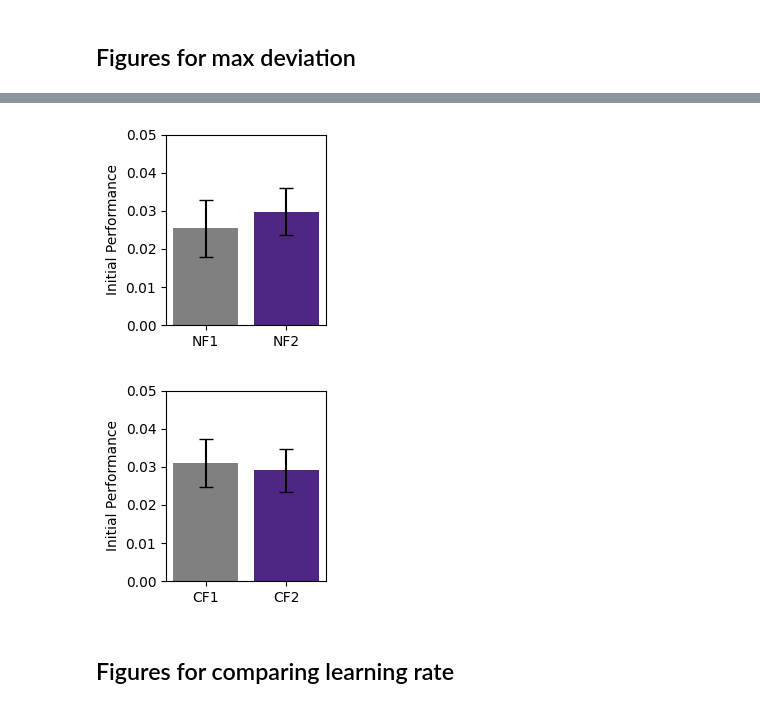
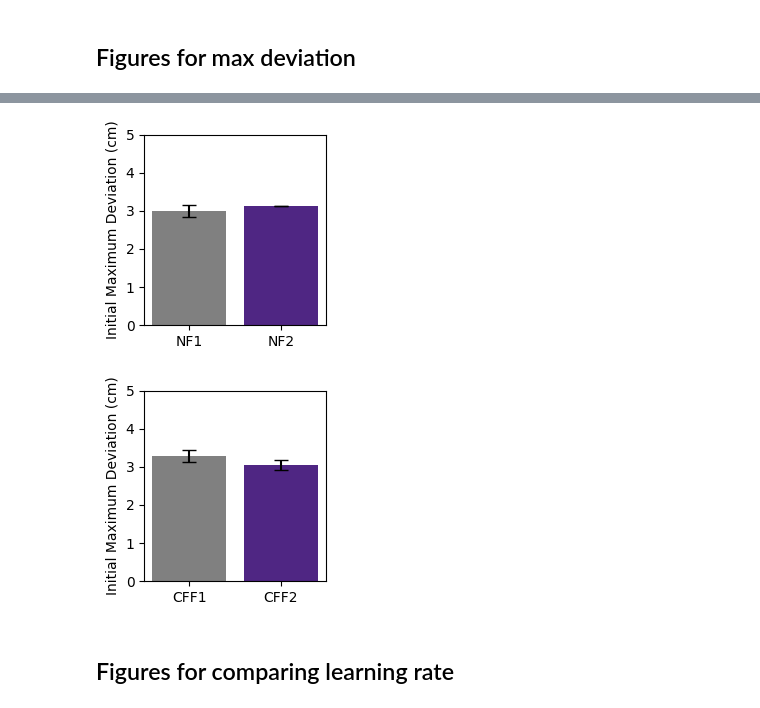
Before and after one commit to shruthisundar123/forceFieldAdaptation, a Jupyter notebook: posterDetails.ipynb, the cells around one changed output, grey strips where cells are left out. Saved outputs shown, nothing was run; the diff lists cells and outputs as text; code cells hidden in the pictures.

```diff
--- a/posterDetails.ipynb
+++ b/posterDetails.ipynb
@@ -160,0 +179,15 @@ printLearningCurves(monoExp, currMaxNF1, currMaxCF1, currMaxNF2, currMaxCF2, sav
+# %%
+import numpy as np
+
+maxNF1 = np.load("postAnalysis/maxNF1.npy")
+maxCF1 = np.load("postAnalysis/maxCF1.npy")
+maxNF2 = np.load("postAnalysis/maxNF2.npy")
+maxCF2 = np.load("postAnalysis/maxCF2.npy")
+
+# convert to cm
+
+for i in range(len(maxNF1[:, 0])):
+    maxNF1[i, :] = (maxNF1[i,:]*100)
+    maxCF1[i, :] = (maxCF1[i,:]*100)
+    maxNF2[i, :] = (maxNF2[i,:]*100)
+    maxCF2[i, :] = (maxCF2[i,:]*100)
@@ -164,15 +281,15 @@ printLearningCurves(monoExp, currMaxNF1, currMaxCF1, currMaxNF2, currMaxCF2, sav
 # extract first 5% for each curve
 import numpy as np
 
-initialMaxNF1 = maxNF1[:, 0:20]
-initialMaxCF1 = maxCF1[:, 0:20]
-initialMaxNF2 = maxNF2[:, 0:20]
-initialMaxCF2 = maxCF2[:, 0:20]
+initialMaxNF1 = maxNF1[:, 0:10]
+initialMaxCF1 = maxCF1[:, 0:10]
+initialMaxNF2 = maxNF2[:, 0:10]
+initialMaxCF2 = maxCF2[:, 0:10]
 
-initialPerParticipantNF1 = np.mean(initialMaxNF1, axis=0)
-initialPerParticipantCF1 = np.mean(initialMaxCF1, axis=0)
-initialPerParticipantNF2 = np.mean(initialMaxNF2, axis=0)
-initialPerParticipantCF2 = np.mean(initialMaxCF2, axis=0)
+initialPerParticipantNF1 = np.mean(initialMaxNF1, axis=1) ## switch to axis 1
+initialPerParticipantCF1 = np.mean(initialMaxCF1, axis=1)
+initialPerParticipantNF2 = np.mean(initialMaxNF2, axis=1)
+initialPerParticipantCF2 = np.mean(initialMaxCF2, axis=1)
 
 # avgMaxNF1 = np.mean(initialMaxNF1) # averaging the first 20 trials for each participant, and averaging all participants
 # avgMaxCF1 = np.mean(initialMaxCF1)
@@ -205,28 +322,28 @@ CFF P value:  0.00415000759588266
 # %%
 import matplotlib.pyplot as plt
 
 colors = ["grey", "#4F2683"]
 
 plt.figure(figsize=(2.5, 2.5)).set_tight_layout(True)
 x_axis = ['NF1', 'NF2']
 y_axis = [avgMaxNF1, avgMaxNF2]
-yerror = [np.std(initialPerParticipantNF1), np.std(initialPerParticipantNF2)]
+yerror = [(np.std(initialPerParticipantNF1)/np.sqrt(np.size(initialPerParticipantNF1))), (np.std(initialPerParticipantNF2)//np.sqrt(np.size(initialPerParticipantNF2)))]
 plt.bar(x_axis, y_axis, color=colors, yerr = yerror, capsize=5)
-plt.ylabel("Initial Performance")
-plt.ylim([0, 0.05])
+plt.ylabel("Initial Maximum Deviation (cm)")
+plt.ylim([0, 5])
 plt.savefig("figures/initialNFbar")
 
 plt.figure(figsize=(2.5, 2.5)).set_tight_layout(True)
-x_axis = ['CF1', 'CF2']
+x_axis = ['CFF1', 'CFF2']
 y_axis = [avgMaxCF1, avgMaxCF2]
-yerror = [np.std(initialPerParticipantCF1), np.std(initialPerParticipantCF2)]
+yerror = [(np.std(initialPerParticipantCF1)/np.sqrt(np.size(initialPerParticipantCF1))), (np.std(initialPerParticipantCF2)/np.sqrt(np.size(initialPerParticipantCF2)))]
 plt.bar(x_axis, y_axis, color=colors, yerr = yerror, capsize=5)
-plt.ylabel("Initial Performance")
-plt.ylim([0, 0.05])
+plt.ylabel("Initial Maximum Deviation (cm)")
+plt.ylim([0, 5])
 plt.savefig("figures/initialCFFbar")
 # %% [output]
-[figure, old version]
+[figure, new version]
-[figure, old version]
+[figure, new version]
 # %% [markdown]
 ## Figures for comparing learning rate
 # %%
```
Also changed, not shown: parts of 19 cells of this notebook, 35 other files.
